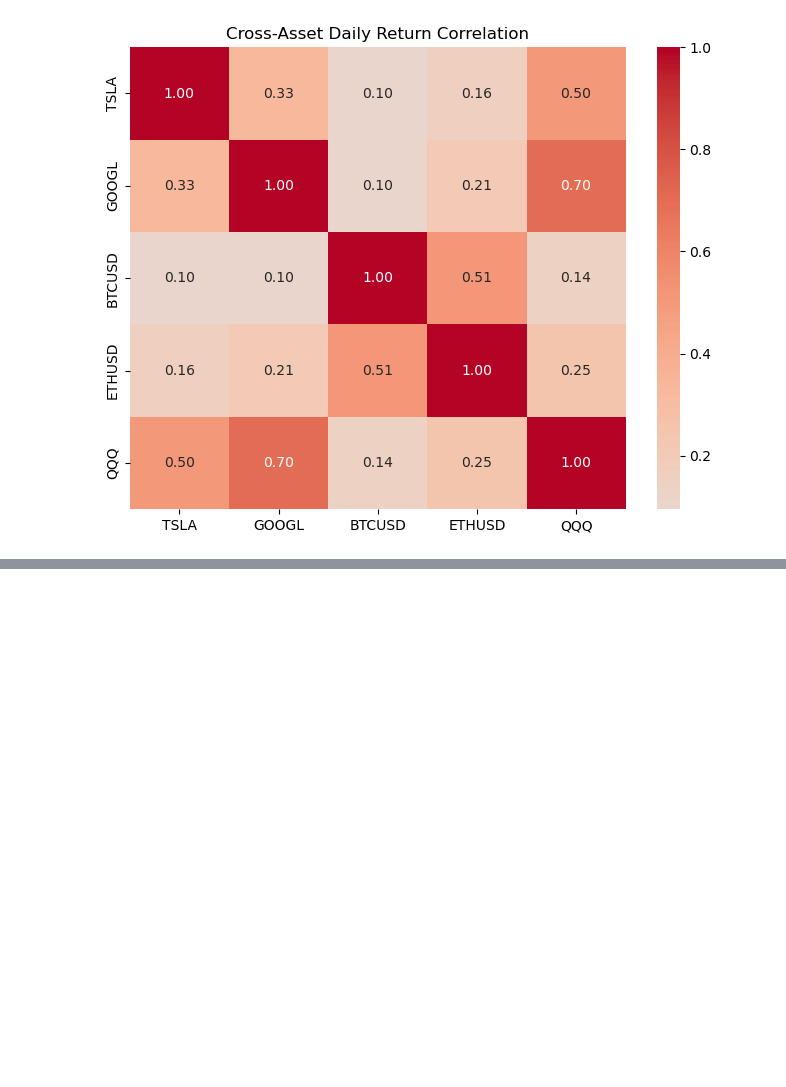
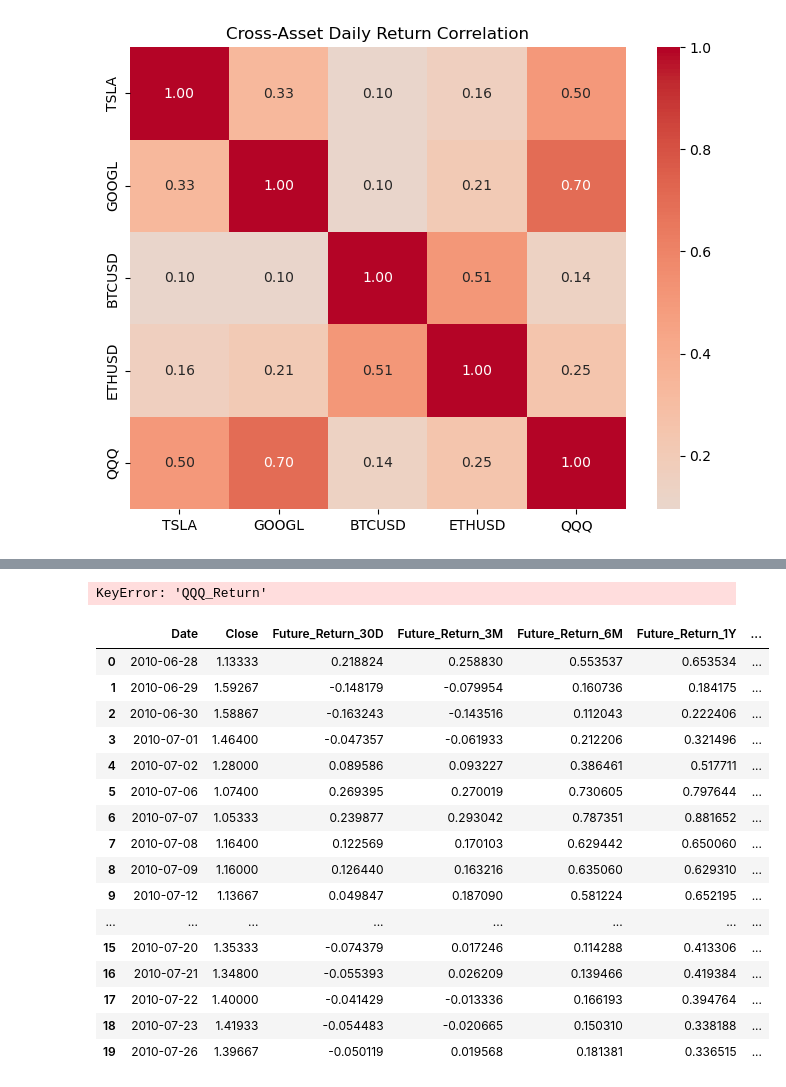
Before and after one commit to andywangprojects/multi-horizon-asset-price-forecasting, a Jupyter notebook: notebooks/multi-horizon-asset-price-forecasting.ipynb, the cells around one changed output, grey strips where cells are left out. Cells and saved outputs as stored; diff of their text form; code cells hidden in the pictures; blank space fills up the shorter version.

Commit message:
Complete feature engineering and multi-horizon target construction

```diff
--- a/notebooks/multi-horizon-asset-price-forecasting.ipynb
+++ b/notebooks/multi-horizon-asset-price-forecasting.ipynb
@@ -590,0 +756,6 @@ plt.show()
+# %%
+for name,df in assets.items():
+    q1=df['Rolling_Volatility_20D'].quantile(0.33)
+    q2=df['Rolling_Volatility_20D'].quantile(0.67)
+
+    df['Volatility_Regime']=pd.cut(df['Rolling_Volatility_20D'],bins=[-np.inf,q1,q2,np.inf],labels=['Low','Medium','High'])
@@ -590,0 +792,20 @@ plt.show()
+# %%
+qqq_returns=qqq[['Date','Daily_Return']].copy()
+qqq_returns=qqq_returns.rename(columns={'Daily_Return':'QQQ_Return'})
+# %%
+for name in ["TSLA", "GOOGL"]:
+    df = assets[name]
+
+    df = df.merge(
+        qqq_returns,
+        on="Date",
+        how="left"
+    )
+
+    df["Excess_Return_vs_QQQ"] = (
+        df["Daily_Return"] - df["QQQ_Return"]
+    )
+
+    assets[name] = df
+# %% [output]
+KeyError: 'QQQ_Return'
@@ -590,0 +911,34 @@ plt.show()
+# %%
+tsla_modeling=create_multi_horizon_targets(assets['TSLA'])
+# %%
+tsla_modeling[
+    [
+        "Date",
+        "Close",
+        "Future_Return_30D",
+        "Future_Return_3M",
+        "Future_Return_6M",
+        "Future_Return_1Y",
+        "Future_Return_3Y",
+        "Future_Return_5Y",
+        "Future_Return_10Y"
+    ]
+].head(20)
+# %% [output]
+|  | Date | Close | Future_Return_30D | Future_Return_3M | Future_Return_6M | Future_Return_1Y | ... |
+| 0 | 2010-06-28 | 1.13333 | 0.218824 | 0.258830 | 0.553537 | 0.653534 | ... |
+| 1 | 2010-06-29 | 1.59267 | -0.148179 | -0.079954 | 0.160736 | 0.184175 | ... |
+| 2 | 2010-06-30 | 1.58867 | -0.163243 | -0.143516 | 0.112043 | 0.222406 | ... |
+| 3 | 2010-07-01 | 1.46400 | -0.047357 | -0.061933 | 0.212206 | 0.321496 | ... |
+| 4 | 2010-07-02 | 1.28000 | 0.089586 | 0.093227 | 0.386461 | 0.517711 | ... |
+| 5 | 2010-07-06 | 1.07400 | 0.269395 | 0.270019 | 0.730605 | 0.797644 | ... |
+| 6 | 2010-07-07 | 1.05333 | 0.239877 | 0.293042 | 0.787351 | 0.881652 | ... |
+| 7 | 2010-07-08 | 1.16400 | 0.122569 | 0.170103 | 0.629442 | 0.650060 | ... |
+| 8 | 2010-07-09 | 1.16000 | 0.126440 | 0.163216 | 0.635060 | 0.629310 | ... |
+| 9 | 2010-07-12 | 1.13667 | 0.049847 | 0.187090 | 0.581224 | 0.652195 | ... |
+| ... | ... | ... | ... | ... | ... | ... | ... |
+| 15 | 2010-07-20 | 1.35333 | -0.074379 | 0.017246 | 0.114288 | 0.413306 | ... |
+| 16 | 2010-07-21 | 1.34800 | -0.055393 | 0.026209 | 0.139466 | 0.419384 | ... |
+| 17 | 2010-07-22 | 1.40000 | -0.041429 | -0.013336 | 0.166193 | 0.394764 | ... |
+| 18 | 2010-07-23 | 1.41933 | -0.054483 | -0.020665 | 0.150310 | 0.338188 | ... |
+| 19 | 2010-07-26 | 1.39667 | -0.050119 | 0.019568 | 0.181381 | 0.336515 | ... |
```
Also changed, not shown: parts of 24 cells of this notebook, 4 other files.
